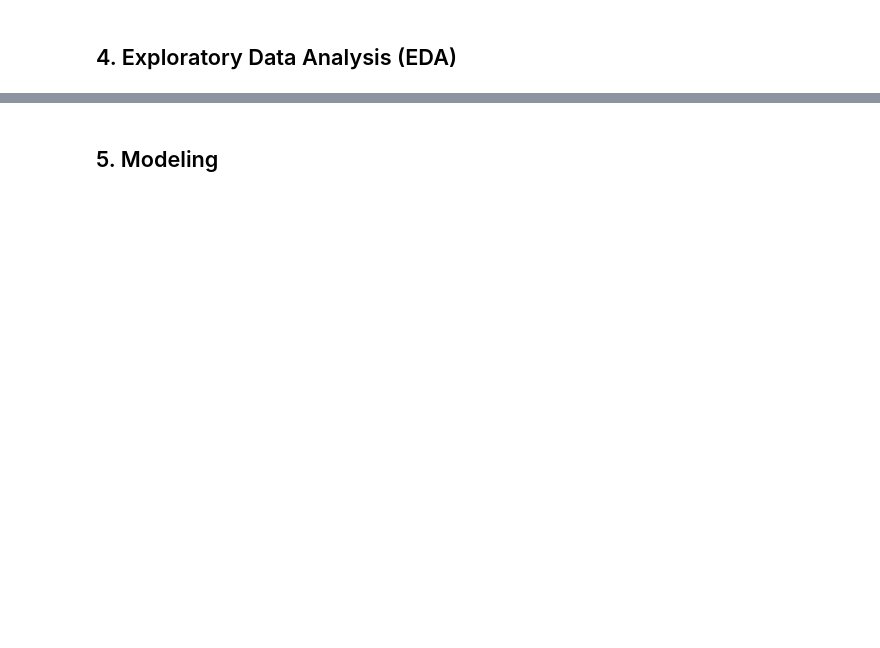
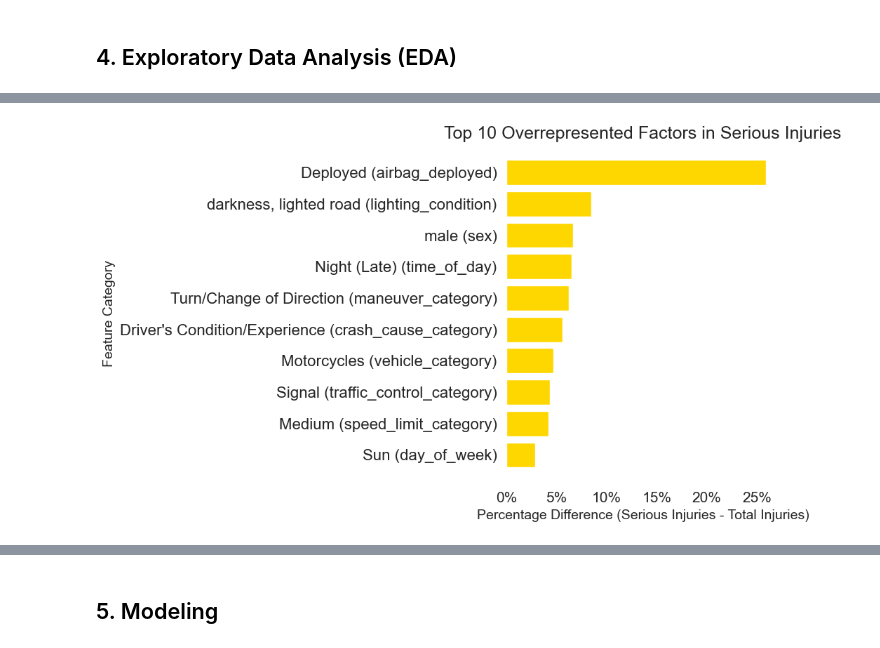
Before and after one commit to ckucewicz/traffic_crash_prediction, a Jupyter notebook: notebook.ipynb, the cells around one changed output, grey strips where cells are left out. Drawn from its saved outputs; the diff is of its cells as text; code cells hidden in the pictures; blank space fills up the shorter version.

```diff
--- a/notebook.ipynb
+++ b/notebook.ipynb
@@ -644 +744,74 @@ plt.show()
+# %%
+# List of features you want to analyze
+features_to_analyze = [col for col in crashes_finalized_df.columns if col != 'severity_category']
+
+# Create an empty list to store the differences and their corresponding feature categories
+differences = []
+
+for feature in features_to_analyze:
+    # Filter data to only include serious injuries (severity_category = 1)
+    serious_injuries_df = crashes_finalized_df[crashes_finalized_df['severity_category'] == 1]
+
+    # Calculate the percentage distribution for the specified feature in serious injuries
+    serious_feature_distribution = serious_injuries_df[feature].value_counts(normalize=True)
+
+    # Calculate the percentage distribution for the specified feature in all crashes
+    total_feature_distribution = crashes_finalized_df[feature].value_counts(normalize=True)
+
+    # Calculate the percentage difference (serious injuries - total injuries)
+    feature_categories = total_feature_distribution.index
+    for category in feature_categories:
+        if category in serious_feature_distribution.index:
+            serious_pct = serious_feature_distribution[category]
+            total_pct = total_feature_distribution[category]
+            diff = serious_pct - total_pct  # Positive means overrepresented in serious injuries
+            differences.append((feature, category, diff * 100))  # Store feature name, category, and percentage difference
+
+# Convert the list to a DataFrame
+diff_df = pd.DataFrame(differences, columns=['Feature', 'Category', 'Difference'])
+
+# Filter out negative differences (we only care about overrepresented categories)
+diff_df = diff_df[diff_df['Difference'] > 0]
+
+# Sort the DataFrame by the 'Difference' column in descending order (highest differences first)
+top_10_diff_df = diff_df.sort_values(by='Difference', ascending=False).head(10)
+
+# Reverse the order of the categories for plotting
+top_10_diff_df = top_10_diff_df.iloc[::-1]
+
+# Plot the data
+plt.figure(figsize=(10, 6))
+ax = plt.barh(top_10_diff_df['Category'] + ' (' + top_10_diff_df['Feature'] + ')',
+              top_10_diff_df['Difference'], color='gold')
+
+# Get the current axes for formatting
+ax = plt.gca()
+
+# Set background color to white
+ax.set_facecolor('white')
+
+# Adding titles and labels
+plt.title("Top 10 Overrepresented Factors in Serious Injuries", fontsize=18)
+plt.xlabel("Percentage Difference (Serious Injuries - Total Injuries)", fontsize=14)
+plt.ylabel("Feature Category", fontsize=14)
+plt.xticks(fontsize=15)
+plt.yticks(fontsize=16)
+
+# Format x-axis labels as percentages
+formatter = FuncFormatter(lambda x, _: f'{x:.0f}%')
+ax.xaxis.set_major_formatter(formatter)
+
+# Display the plot
+plt.tight_layout()
+
+# Save the plot as a PNG file if desired
+save_viz = False  # Change this to False if you don't want to save the plot
+if save_viz:
+    plt.savefig("./images/top_10_overrepresented.png", format='png', bbox_inches='tight')
+    print("Plot saved as top_10_overrepresented.png")
+
+# Show the plot
+plt.show();
+# %% [output]
+[figure, added]
 # %%
```
Also changed, not shown: parts of 103 cells of this notebook, 11 other files.
